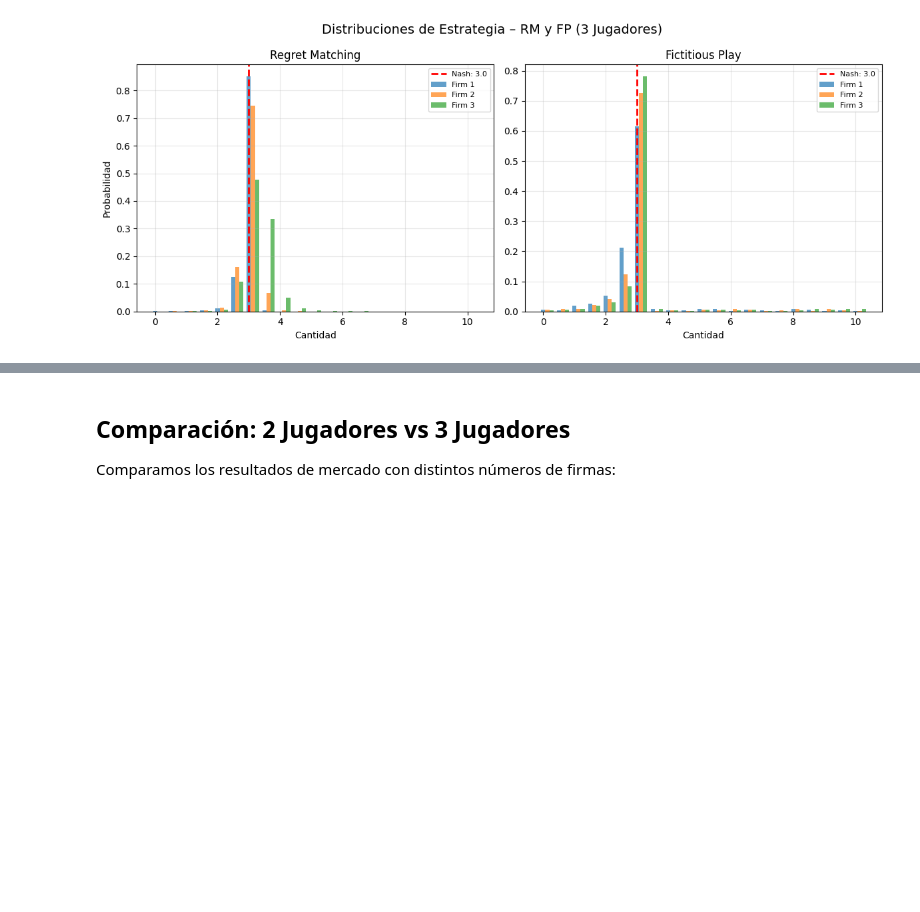
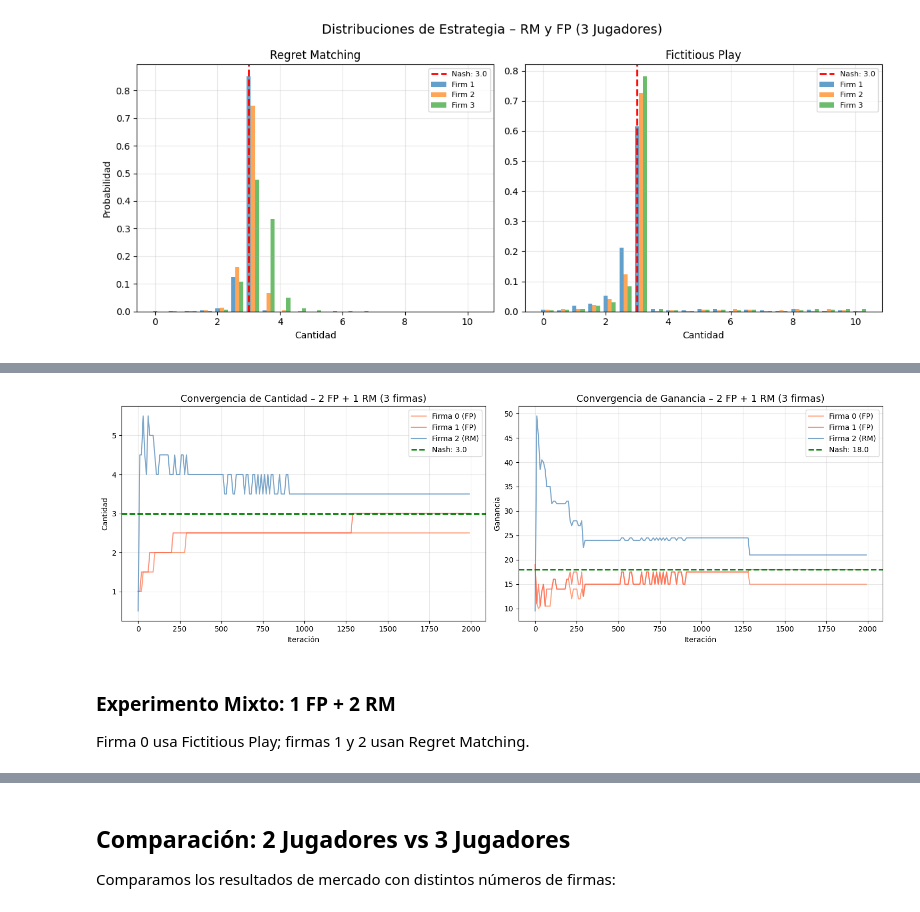
Before and after one commit to mmussio85/simultaneous-games, a Jupyter notebook: Cournot.ipynb, the cells around one changed output, grey strips where cells are left out. Drawn from its saved outputs; the diff is of its cells as text; code cells hidden in the pictures; blank space fills up the shorter version.

```diff
--- a/Cournot.ipynb
+++ b/Cournot.ipynb
@@ -535,0 +544,19 @@ plt.show()
+# %%
+g3_mix1 = Cournot(a=25.0, b=2.0, c=1.0, n_players=3, max_quantity=10, num_actions=21)
+g3_mix1.reset()
+
+mix1_agents = {}
+for i, agent in enumerate(g3_mix1.agents):
+    if i < 2:
+        mix1_agents[agent] = FictitiousPlay(game=g3_mix1, agent=agent, seed=42)
+    else:
+        mix1_agents[agent] = RegretMatching(game=g3_mix1, agent=agent, seed=42)
+
+ITERS_MIX3 = 2000
+history_mix1 = run_experiment_n(g3_mix1, mix1_agents, iterations=ITERS_MIX3)
+
+print('Estrategias aprendidas (2 FP + 1 RM):')
+for i, agent in enumerate(g3_mix1.agents):
+    algo = 'FP' if i < 2 else 'RM'
+    q = g3_mix1._quantities[np.argmax(mix1_agents[agent].policy())]
+    print(f'  Firma {i} ({algo}): q = {q:.4f}  (Nash: {q_star_3:.4f})')
@@ -535,0 +581,31 @@ plt.show()
+# %%
+fig, (ax1, ax2) = plt.subplots(1, 2, figsize=(15, 5))
+x = range(0, ITERS_MIX3, 10)
+fp_colors = ['coral', 'tomato']
+rm_color  = 'steelblue'
+
+for i, agent in enumerate(g3_mix1.agents):
+    color = fp_colors[i] if i < 2 else rm_color
+    label = f'Firma {i} (FP)' if i < 2 else f'Firma {i} (RM)'
+    ax1.plot(x, history_mix1['q'][agent],      color=color, alpha=0.7, linewidth=1.5, label=label)
+    ax2.plot(x, history_mix1['profit'][agent], color=color, alpha=0.7, linewidth=1.5, label=label)
+
+ax1.axhline(y=q_star_3,      color='green', linestyle='--', linewidth=2, label=f'Nash: {q_star_3:.1f}')
+ax1.set_xlabel('Iteración'); ax1.set_ylabel('Cantidad')
+ax1.set_title('Convergencia de Cantidad – 2 FP + 1 RM (3 firmas)', fontsize=13)
+ax1.legend(); ax1.grid(True, alpha=0.3)
+
+ax2.axhline(y=profit_star_3, color='green', linestyle='--', linewidth=2, label=f'Nash: {profit_star_3:.1f}')
+ax2.set_xlabel('Iteración'); ax2.set_ylabel('Ganancia')
+ax2.set_title('Convergencia de Ganancia – 2 FP + 1 RM (3 firmas)', fontsize=13)
+ax2.legend(); ax2.grid(True, alpha=0.3)
+
+plt.tight_layout()
+plt.savefig(f'{SAVE_DIR}/experimento_mixto_3j_2fp1rm.png', dpi=150, bbox_inches='tight')
+plt.show()
+# %% [output]
+[figure, added]
+# %% [markdown]
+### Experimento Mixto: 1 FP + 2 RM
+
+Firma 0 usa Fictitious Play; firmas 1 y 2 usan Regret Matching.
```
Also changed, not shown: parts of 5 cells of this notebook, 27 other files.
